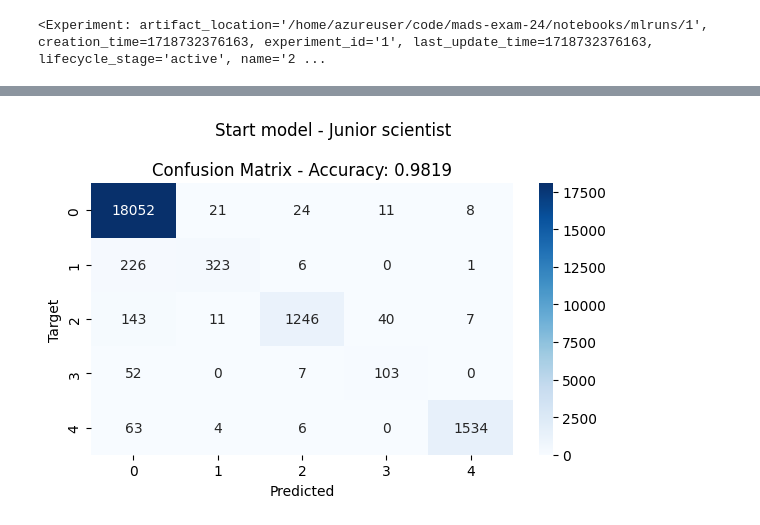
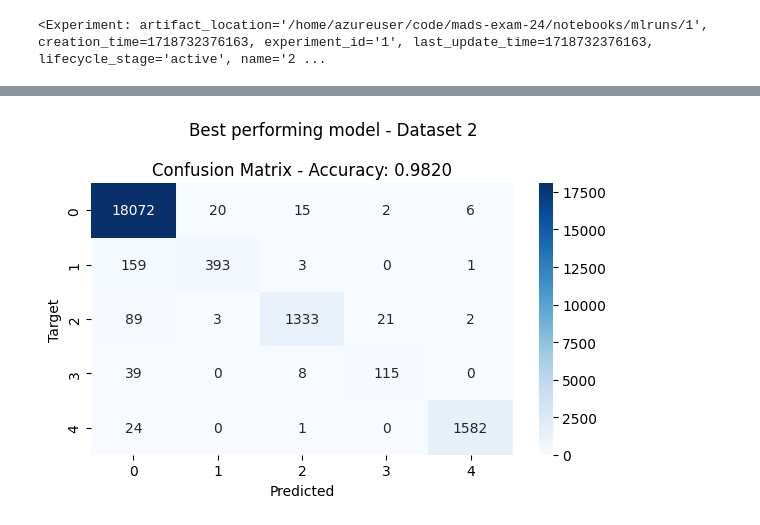
Before and after one commit to JolandaKool86/ML-JolandaKool, a Jupyter notebook: notebooks/02_2D-models_big.ipynb, the cells around one changed output, grey strips where cells are left out. Cells and saved outputs as stored; diff of their text form; code cells hidden in the pictures.

```diff
--- a/notebooks/02_2D-models_big.ipynb
+++ b/notebooks/02_2D-models_big.ipynb
@@ -81,22 +123,30 @@ class ConvBlock(nn.Module):
 # %%
-import torch
 class CNN(nn.Module):
     def __init__(self, config: dict) -> None:
         super().__init__()
-        hidden = config['hidden']
-        self.convolutions = nn.ModuleList([
-            ConvBlock(1, hidden),
-        ])
+        hidden = config["hidden"]
+        dropout = config['dropout']
+        self.convolutions = nn.ModuleList(
+            [
+                ConvBlock(1, hidden, dropout),
+            ]
+        )
 
-        for i in range(config['num_layers']):
-            self.convolutions.extend([ConvBlock(hidden, hidden), nn.ReLU()])
+        for i in range(config["num_layers"]):
+            self.convolutions.extend([ResBlock(hidden, hidden, dropout), nn.ReLU()])
         self.convolutions.append(nn.MaxPool2d(2, 2))
+
+        # activation_map_size = config["shape"][0] // 2 * config["shape"][1] // 2
+        # logger.info(f"Activation map size: {activation_map_size}")
+        # logger.info(f"Input linear: {activation_map_size * hidden}")
 
         self.dense = nn.Sequential(
             nn.Flatten(),
             nn.Linear((8*6) * hidden, hidden),
+            nn.BatchNorm1d(hidden),
             nn.ReLU(),
-            nn.Linear(hidden, config['num_classes']),
+            nn.Dropout(dropout),  # Add dropout here
+            nn.Linear(hidden, config["num_classes"]),
         )
 
     def forward(self, x: torch.Tensor) -> torch.Tensor:
@@ -107,12 +157,14 @@ class CNN(nn.Module):
 # %%
 #from src import models
 config = {
-    'hidden' : 16,
+    'hidden' : 111,
     'num_layers' : 3,
     'num_classes' : 5, # 5 for big dataset
     'shape' : shape,
+    'dropout': 0.27,
+}
 
-}
+
 model = CNN(config)
 model.to(device)
 model(x).shape
@@ -159,7 +211,7 @@ with mlflow.start_run():
     optimizer = torch.optim.Adam
 
     settings = TrainerSettings(
-        epochs=5,
+        epochs=15,
         metrics=[accuracy, f1micro, f1macro, precision, recall],
         logdir="heart2D",
         train_steps=len(trainstreamer),
@@ -248,33 +300,34 @@ import matplotlib.pyplot as plt
 
 y_true = []
 y_pred = []
 
 testdata = teststreamer.stream()
 for _ in range(len(teststreamer)):
     X, y = next(testdata)
     yhat = model(X)
     yhat = yhat.argmax(dim=1) # we get the one with the highest probability
     y_pred.append(yhat.cpu().tolist())
     y_true.append(y.cpu().tolist())
 
 yhat = [x for y in y_pred for x in y]
 y = [x for y in y_true for x in y]
 
 cfm = confusion_matrix(y, yhat)
+ac = accuracy_score(y, yhat)
 # cfm = cfm / np.sum(cfm, axis=1, keepdims=True)
 
 #plot = sns.heatmap(cfm, annot=cfm, fmt=".3f")
 #plot.set(xlabel="Predicted", ylabel="Target")
 
 # Plotting
 plt.figure(figsize=(6, 4))
 sns.heatmap(cfm, annot=True, fmt="d", cmap="Blues")
 plt.title(f"Confusion Matrix - Accuracy: {ac:.4f}")
-plt.suptitle("Start model - Junior scientist")
+plt.suptitle("Best performing model - Dataset 2")
 plt.xlabel("Predicted")
 plt.ylabel("Target")
 plt.tight_layout()
-plt.savefig("confusion_matrix_with_accuracy.png")
+plt.savefig("confusion_matrix_with_accuracy_big_best_epoch15.png")
 plt.show()
 # %% [output]
-[figure, old version]
+[figure, new version]
```
Also changed, not shown: parts of 4 cells of this notebook, 26 other files.
